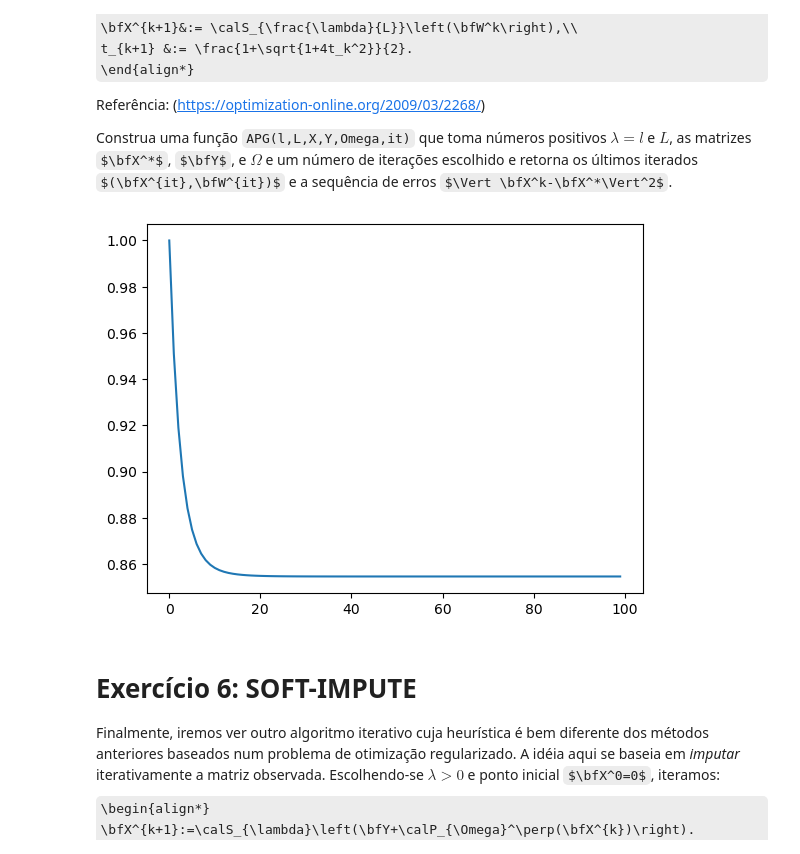
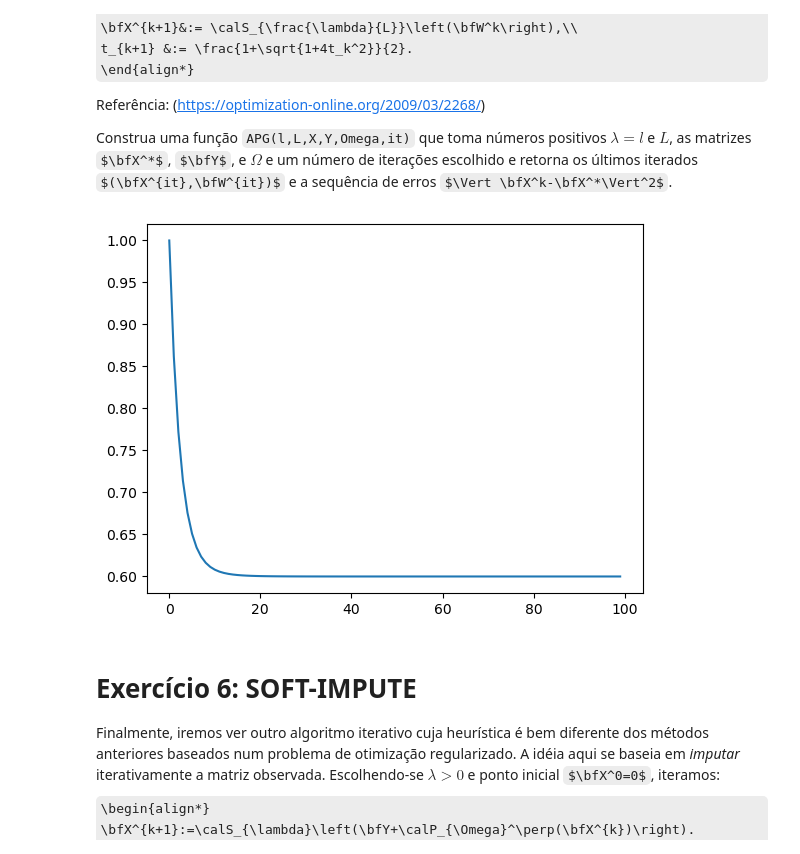
Before and after one commit to scrocha/otimizacao-OCD-2024, a Jupyter notebook: Atividade_03/Matrix-completion_Sillas.ipynb, the cells around one changed output. Cells and saved outputs as stored; diff of their text form; code cells hidden in the pictures; some formulas as TeX source.

```diff
--- a/Atividade_03/Matrix-completion_Sillas.ipynb
+++ b/Atividade_03/Matrix-completion_Sillas.ipynb
@@ -235,28 +235,22 @@ import numpy as np
 from scipy.stats import ortho_group
 
 def data_genX(n, r, B_mag, m):
-    # Gerar matrizes ortogonais U e V
     U = ortho_group.rvs(dim=n)[:, :r]
     V = ortho_group.rvs(dim=n)[:, :r]
 
-    # Criar matriz de dados X^*
     D = np.diag([B_mag] * r)
-    X_star = U @ D @ V.T
+    X_new = U @ D @ V.T
 
-    # Selecionar aleatoriamente m entradas observadas
-    total_entries = n * n
-    observed_indices = np.random.choice(total_entries, m, replace=False)
+    observed_indices = np.random.choice(n * n, m, replace=False)
 
-    # Criar matriz Omega
     Omega = np.zeros((n, n))
     for index in observed_indices:
         i, j = divmod(index, n)
         Omega[i, j] = 1
 
-    # Criar matriz Omega^perp
     Omega_perp = 1 - Omega
 
-    return X_star, Omega, Omega_perp
+    return X_new, Omega, Omega_perp
 # %%
 #Exemplo:
 n=3
@@ -298,7 +292,7 @@ array([[ 0.52869312,  0.        ,  0.        ],
 # %%
 #Escreva código aqui
 def soft(x, l):
-    return np.sign(x) * max(abs(x) - l, 0)
+    return np.sign(x) * np.maximum(abs(x) - l, 0)
 # %%
 #Exemplo:
 soft(10,2.1)
@@ -412,21 +438,48 @@
+# %%
+#Escreva código aqui
+def APG(l, L, X_star, Y, Omega, it):
+    X_prev = np.zeros_like(X_star)
+    X = np.zeros_like(X_star)
+    t_prev = 1
+    t = 1
+    errors = []
+
+    for k in range(it):
+        Z = X + ((t_prev - 1) / t) * (X - X_prev)
+
+        P_Z_minus_Y = P_omega(Z, Omega) - Y
+        W = Z - (1 / L) * P_Z_minus_Y
+
+        U, sigma, Vt = svd(W, full_matrices=False)
+        sigma_thresholded = soft(sigma, l / L)
+        X_next = U @ np.diag(sigma_thresholded) @ Vt
+
+        error = Frob_sq(X_next - X_star)
+        errors.append(error)
+
+        t_next = (1 + np.sqrt(1 + 4 * t**2)) / 2
+        X_prev, X = X, X_next
+        t_prev, t = t, t_next
+
+    return X, W, errors
 # %%
 #Exemplo:
 X = data[0]
 Omega = data[1]
 Y = P_omega(X,Omega)
 n = X.shape[0]
 l = n/100
 L = 5
 it = 100
 
 f3 = APG(l,L,X,Y,Omega,it)
-error_APG = f3[2]e
+error_APG = f3[2]
 
 import matplotlib.pyplot as plt
 plt.plot(error_PG)
 plt.show()
 # %% [output]
-[figure, old version]
+[figure, new version]
 # %% [markdown]
 # Exercício 6: SOFT-IMPUTE
 
```
Also changed, not shown: parts of 14 cells of this notebook.
